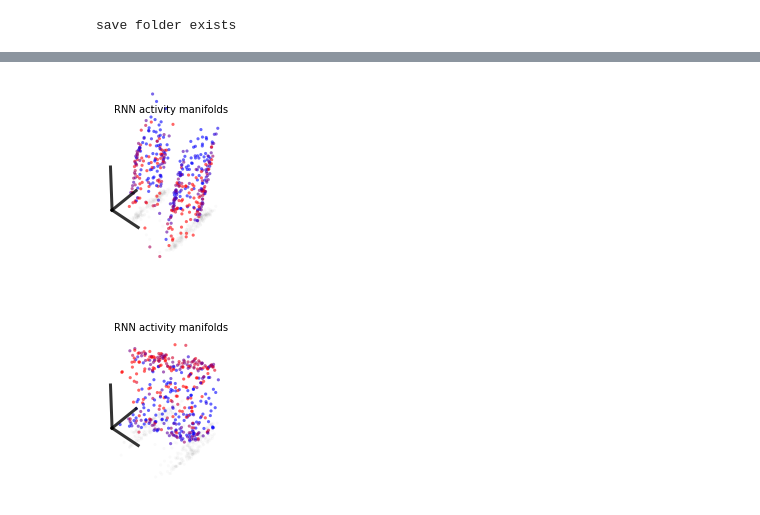
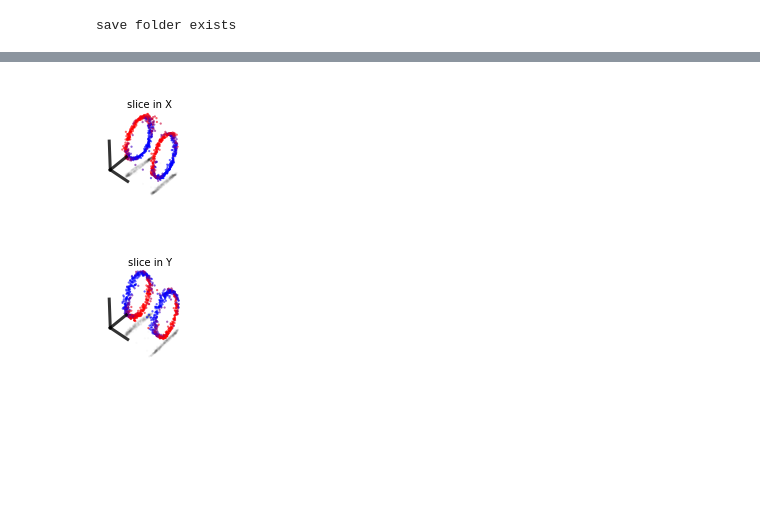
Before and after one commit to ahwillia/rnn_remapping_paper, a Jupyter notebook: fig3_2d2map/make_fig3.ipynb, the cells around one changed output, grey strips where cells are left out. Cells and saved outputs as stored; diff of their text form; code cells hidden in the pictures; blank space fills up the shorter version.

```diff
--- a/fig3_2d2map/make_fig3.ipynb
+++ b/fig3_2d2map/make_fig3.ipynb
@@ -41,7 +41,7 @@ save folder exists
 model_IDs = os.listdir(data_folder)
 
 # select example model
-ex_id = 0
+ex_id = 2
 model_ID = model_IDs[ex_id]
 # %%
 # get sample rnn data
@@ -120,26 +122,29 @@ sem misalignment = nan
 # %%
 ''' Figure 3F: slices showing aligned rings
 subsample holding x or y constant to get a slice in each direction and plot the aligned rings
 '''
-x_pos = pos_targ[:, 0]
-y_pos = pos_targ[:, 1]
+title_size = 10
 
 # slice from a fixed Y position
-y_idx = (np.round(pos_targ[:, 1], 1) == 0.0)
-f, ax = fig3_plots.plot_f(X[y_idx], pos_targ[y_idx, 0],
-                          num_points=400)
+X_slice, pos_targ_slice, _ = rnn.get_slice_data(data_folder, model_ID, fix_x=False)
+f, ax = fig3_plots.plot_f(X_slice,
+                          pos_targ_slice[np.abs(pos_targ_slice) > 0])
+ax.set_title('slice in X',
+              fontsize=title_size, pad=-10)
 plt.show()
 f.savefig(f'{save_folder}slices_xpos.png', dpi=600, bbox_inches='tight')
 
 # slice from a fixed X position
-x_idx = (np.round(pos_targ[:, 0], 1) == 0.0)
-f, ax = fig3_plots.plot_f(X[x_idx], pos_targ[x_idx, 1],
-                          num_points=400)
+X_slice, pos_targ_slice, _ = rnn.get_slice_data(data_folder, model_ID, fix_x=True)
+f, ax = fig3_plots.plot_f(X_slice,
+                          pos_targ_slice[np.abs(pos_targ_slice) > 0])
+ax.set_title('slice in Y',
+              fontsize=title_size, pad=-10)
 plt.show()
 f.savefig(f'{save_folder}slices_ypos.png', dpi=600, bbox_inches='tight')
 # %% [output]
-[figure, old version]
+[figure, new version]
-[figure, old version]
+[figure, new version]
 # %%
 ''' Figure 3g: alignment to remapping dim and position subspace '''
 f, ax = fig3_plots.plot_g(data_folder, model_IDs)
```
Also changed, not shown: parts of 8 cells of this notebook, 31 other files.
